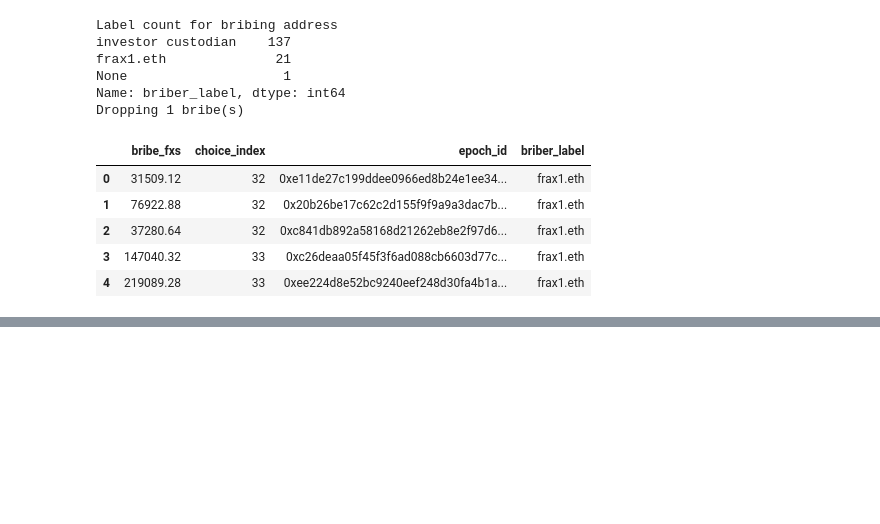
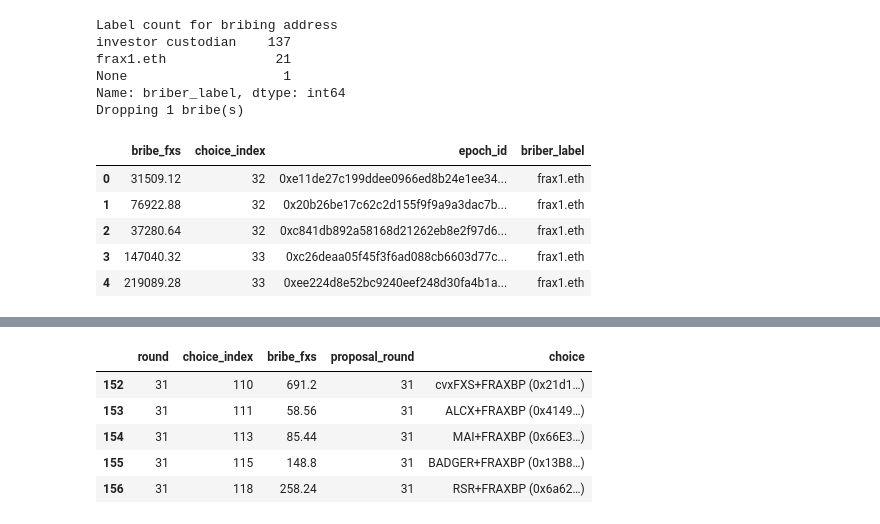
Before and after one commit to bam4564/flywheel, a Jupyter notebook: VotiumBribes.ipynb, the cells around one changed output, grey strips where cells are left out. Cells and saved outputs as stored; diff of their text form; code cells hidden in the pictures; blank space fills up the shorter version.

```diff
--- a/VotiumBribes.ipynb
+++ b/VotiumBribes.ipynb
@@ -333,8 +336,14 @@ df_tvl_total = df_tvl_type.groupby("timestamp")['tvl_type'].sum().reset_index().
 Here, we get the snapshot proposals that correspond to votium votes. Each proposal contains the possible set of choices (liquidity pools that rewards can be directed to).
 # %%
 async def get_snapshot_proposals():
+    """Get all snapshot proposals corresponding to convex gauge weight votes.
+
+    Within each gauge weight vote, holders of vlCVX collectively determine how convex should distribute it's
+    veCRV in subsequent curve gauge votes.
+
+    - Votes are pulled from the snapshot graphql endpoint.
+    """
     proposal_attrs = ['id', 'title', 'choices', 'start', 'end', 'state']
-    # loop = asyncio.get_running_loop()
     proposals = await graphql_execute(
         """query Proposals {
           proposals(
@@ -392,7 +401,7 @@ async def get_snapshot_proposals():
 
 
 async def get_snapshot_votes(proposal_ids, verbose=True):
-    """Returns a mapping of proposal ids to votes for a collection of snapshot proposals
+    """Get all votes for all convex gauge weight snapshot proposals.
 
     - Votes are pulled from the snapshot graphql endpoint.
     """
@@ -635,4 +686,24 @@ df_choices.head()
 | 2 | ypool | 2 | 1 | Gauge Weight for Week of 16th Sep... | QmUjELF3ABSV2f5xgQrJgEnZTPb86DAtT... | 0xc841db892a58168d21262eb8e2f97d6... |
 | 3 | busd | 3 | 1 | Gauge Weight for Week of 16th Sep... | QmUjELF3ABSV2f5xgQrJgEnZTPb86DAtT... | 0xc841db892a58168d21262eb8e2f97d6... |
 | 4 | susd | 4 | 1 | Gauge Weight for Week of 16th Sep... | QmUjELF3ABSV2f5xgQrJgEnZTPb86DAtT... | 0xc841db892a58168d21262eb8e2f97d6... |
+# %%
+df = (
+    df_bribes_full.groupby(['round', 'choice_index'])['bribe_fxs'].sum()
+    .reset_index()
+    .merge(
+        df_choices[['proposal_round', 'choice', 'choice_index']],
+        how='left',
+        left_on=['round', 'choice_index'],
+        right_on=['proposal_round', 'choice_index'], validate='m:1'
+    )
+)
+# %%
+df.tail()
+# %% [output]
+|  | round | choice_index | bribe_fxs | proposal_round | choice |
+| 152 | 31 | 110 | 691.2 | 31 | cvxFXS+FRAXBP (0x21d1…) |
+| 153 | 31 | 111 | 58.56 | 31 | ALCX+FRAXBP (0x4149…) |
+| 154 | 31 | 113 | 85.44 | 31 | MAI+FRAXBP (0x66E3…) |
+| 155 | 31 | 115 | 148.8 | 31 | BADGER+FRAXBP (0x13B8…) |
+| 156 | 31 | 118 | 258.24 | 31 | RSR+FRAXBP (0x6a62…) |
 # %%
```
Also changed, not shown: parts of 8 cells of this notebook.
